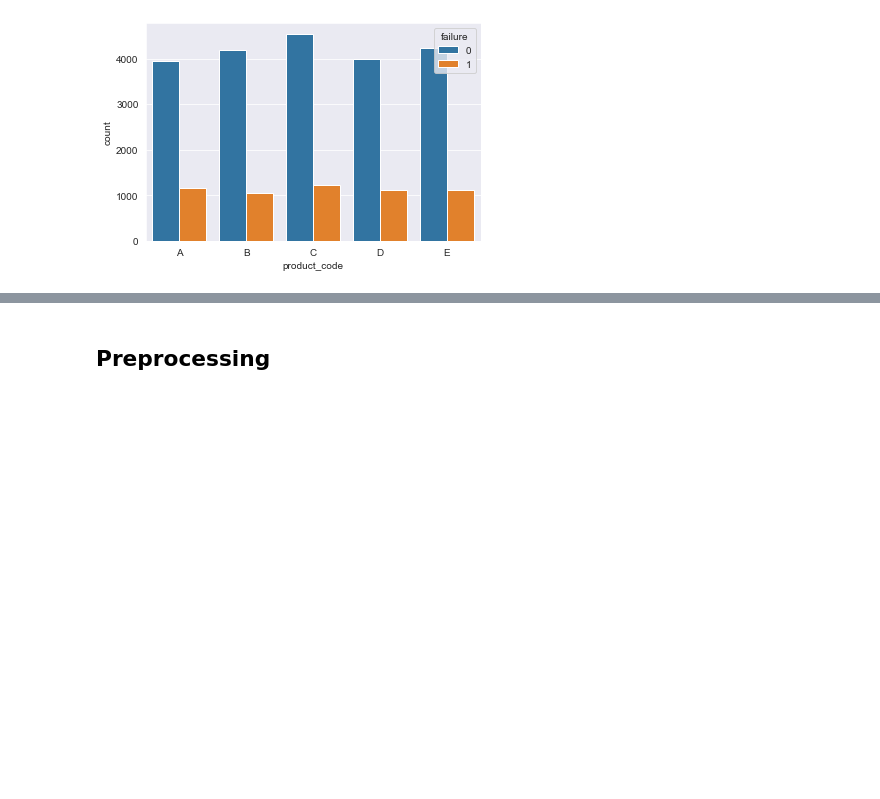
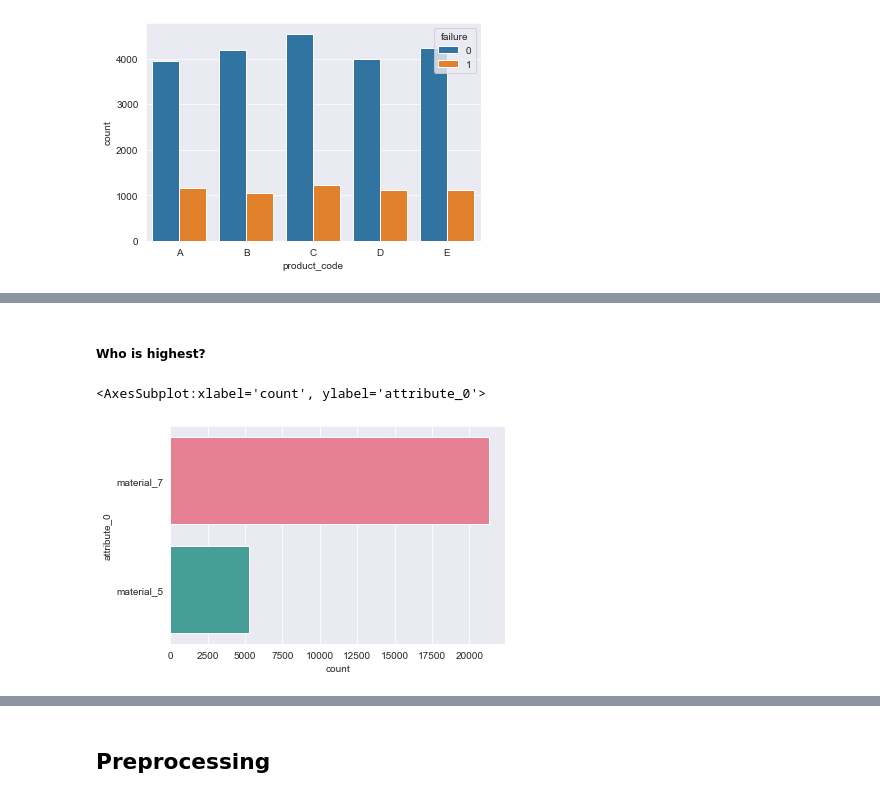
Before and after one commit to ArnolFokam/MLPocket, a Jupyter notebook: notebooks/submission_tps_aug_2022.ipynb, the cells around one changed output, grey strips where cells are left out. Drawn from its saved outputs; the diff is of its cells as text; code cells hidden in the pictures; blank space fills up the shorter version.

```diff
--- a/notebooks/submission_tps_aug_2022.ipynb
+++ b/notebooks/submission_tps_aug_2022.ipynb
@@ -193,0 +184,7 @@ sns.countplot(data=train, x=feature, hue=Config.label)
+# %% [markdown]
+##### Who is highest?
+# %%
+sns.countplot(y=feature, data=train, palette="husl")
+# %% [output]
+<AxesSubplot:xlabel='count', ylabel='attribute_0'>
+[figure, added]
```
Also changed, not shown: parts of 92 cells of this notebook, 6 other files.
